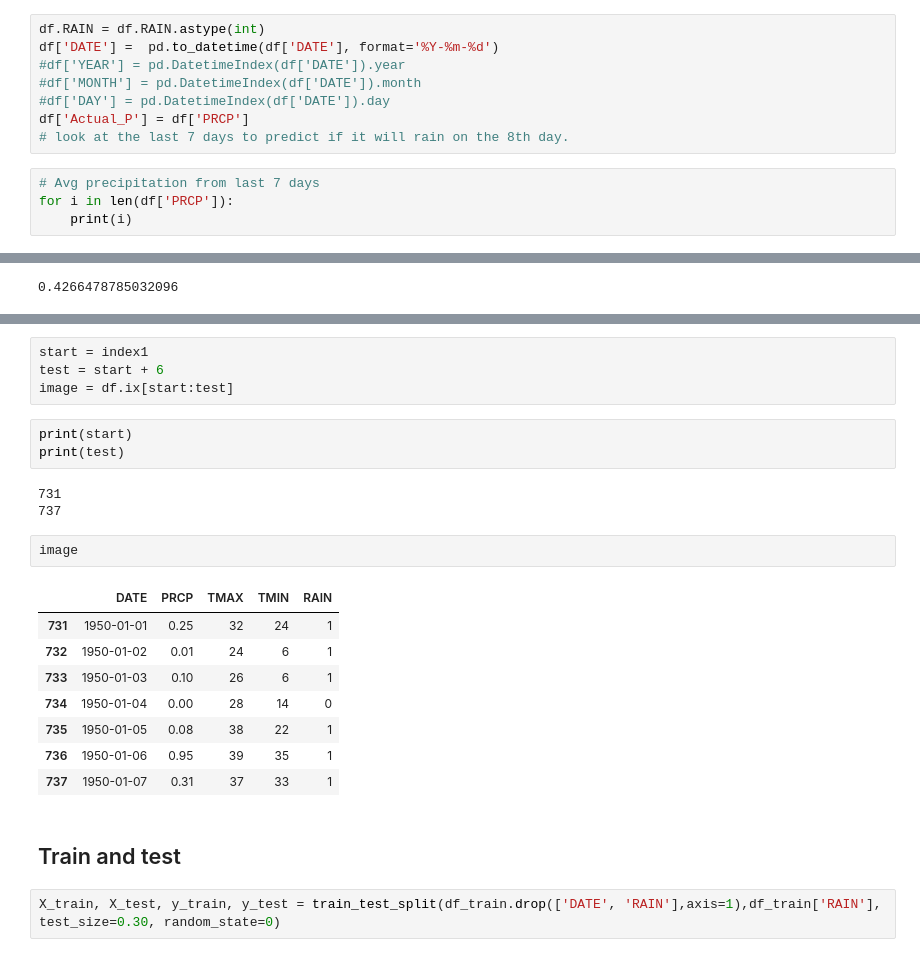
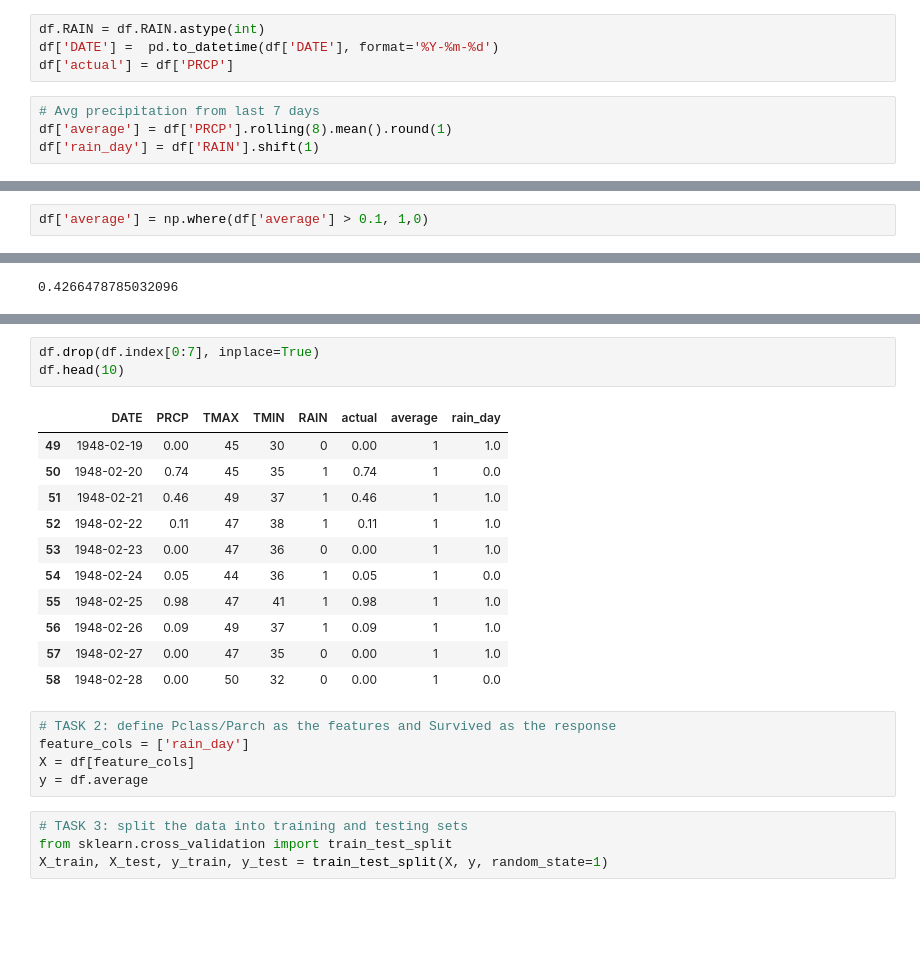
Before and after one commit to jonworkman88/dat11syd, a Jupyter notebook: lessons/lesson-07/hwk/Homework_Week_3-Copy1.ipynb, the cells around one changed output, grey strips where cells are left out. Saved outputs shown, nothing was run; the diff lists cells and outputs as text; blank space fills up the shorter version.

```diff
--- a/lessons/lesson-07/hwk/Homework_Week_3-Copy1.ipynb
+++ b/lessons/lesson-07/hwk/Homework_Week_3-Copy1.ipynb
@@ -20,12 +20,8 @@ df = pd.read_csv('seattleWeather_1948-2017.csv').dropna()
 # %%
 df.RAIN = df.RAIN.astype(int)
 df['DATE'] =  pd.to_datetime(df['DATE'], format='%Y-%m-%d')
-#df['YEAR'] = pd.DatetimeIndex(df['DATE']).year
-#df['MONTH'] = pd.DatetimeIndex(df['DATE']).month
-#df['DAY'] = pd.DatetimeIndex(df['DATE']).day
-df['Actual_P'] = df['PRCP']
-# look at the last 7 days to predict if it will rain on the 8th day.
+df['actual'] = df['PRCP']
 # %%
 # Avg precipitation from last 7 days
-for i in len(df['PRCP']):
-    print(i)
+df['average'] = df['PRCP'].rolling(8).mean().round(1)
+df['rain_day'] = df['RAIN'].shift(1)
@@ -43,3 +28,5 @@ df.head()
+# %%
+df['average'] = np.where(df['average'] > 0.1, 1,0)
 # %% [markdown]
 ## Visualisation
 # %%
@@ -96,26 +49,24 @@ index1 = str1.pop()
-# %%
-start = index1
-test = start + 6
-image = df.ix[start:test]
-# %%
-print(start)
-print(test)
-# %% [output]
-731
-737
-# %%
-image
-# %% [output]
-|  | DATE | PRCP | TMAX | TMIN | RAIN |
-| 731 | 1950-01-01 | 0.25 | 32 | 24 | 1 |
-| 732 | 1950-01-02 | 0.01 | 24 | 6 | 1 |
-| 733 | 1950-01-03 | 0.10 | 26 | 6 | 1 |
-| 734 | 1950-01-04 | 0.00 | 28 | 14 | 0 |
-| 735 | 1950-01-05 | 0.08 | 38 | 22 | 1 |
-| 736 | 1950-01-06 | 0.95 | 39 | 35 | 1 |
-| 737 | 1950-01-07 | 0.31 | 37 | 33 | 1 |
-# %% [markdown]
-## Train and test
-# %%
-X_train, X_test, y_train, y_test = train_test_split(df_train.drop(['DATE', 'RAIN'],axis=1),df_train['RAIN'],
-test_size=0.30, random_state=0)
+# %%
+df.drop(df.index[0:7], inplace=True)
+df.head(10)
+# %% [output]
+|  | DATE | PRCP | TMAX | TMIN | RAIN | actual | average | rain_day |
+| 49 | 1948-02-19 | 0.00 | 45 | 30 | 0 | 0.00 | 1 | 1.0 |
+| 50 | 1948-02-20 | 0.74 | 45 | 35 | 1 | 0.74 | 1 | 0.0 |
+| 51 | 1948-02-21 | 0.46 | 49 | 37 | 1 | 0.46 | 1 | 1.0 |
+| 52 | 1948-02-22 | 0.11 | 47 | 38 | 1 | 0.11 | 1 | 1.0 |
+| 53 | 1948-02-23 | 0.00 | 47 | 36 | 0 | 0.00 | 1 | 1.0 |
+| 54 | 1948-02-24 | 0.05 | 44 | 36 | 1 | 0.05 | 1 | 0.0 |
+| 55 | 1948-02-25 | 0.98 | 47 | 41 | 1 | 0.98 | 1 | 1.0 |
+| 56 | 1948-02-26 | 0.09 | 49 | 37 | 1 | 0.09 | 1 | 1.0 |
+| 57 | 1948-02-27 | 0.00 | 47 | 35 | 0 | 0.00 | 1 | 1.0 |
+| 58 | 1948-02-28 | 0.00 | 50 | 32 | 0 | 0.00 | 1 | 0.0 |
+# %%
+# TASK 2: define Pclass/Parch as the features and Survived as the response
+feature_cols = ['rain_day']
+X = df[feature_cols]
+y = df.average
+# %%
+# TASK 3: split the data into training and testing sets
+from sklearn.cross_validation import train_test_split
+X_train, X_test, y_train, y_test = train_test_split(X, y, random_state=1)
```
Also changed, not shown: parts of 30 cells of this notebook, 11 other files.
